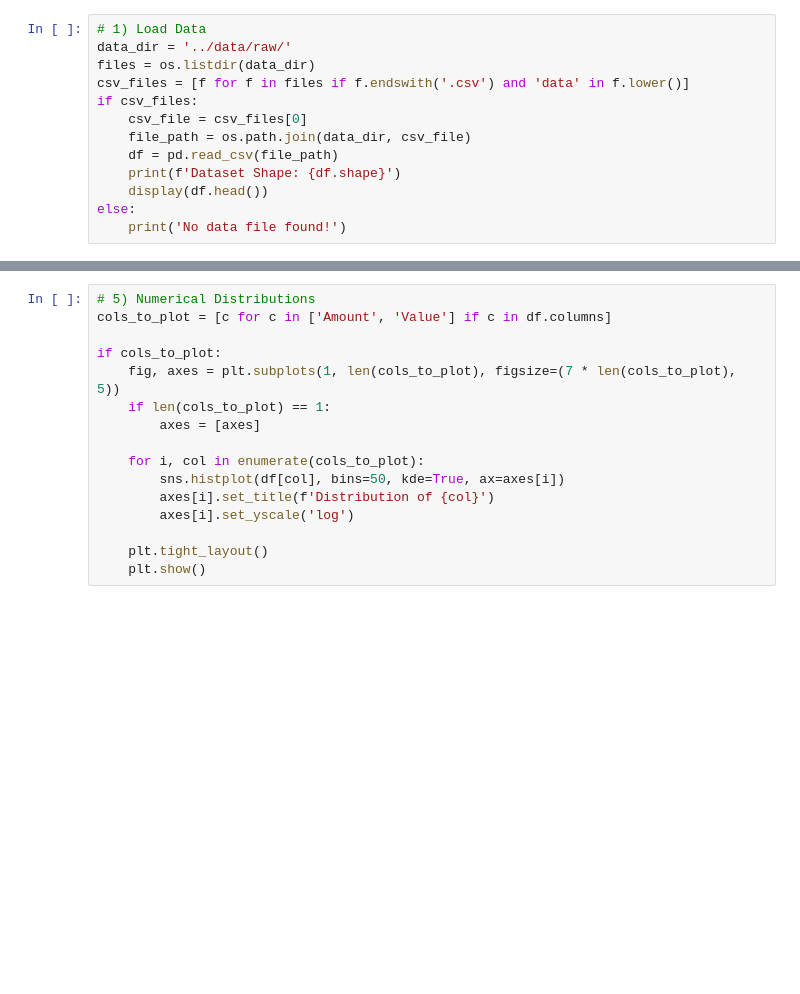
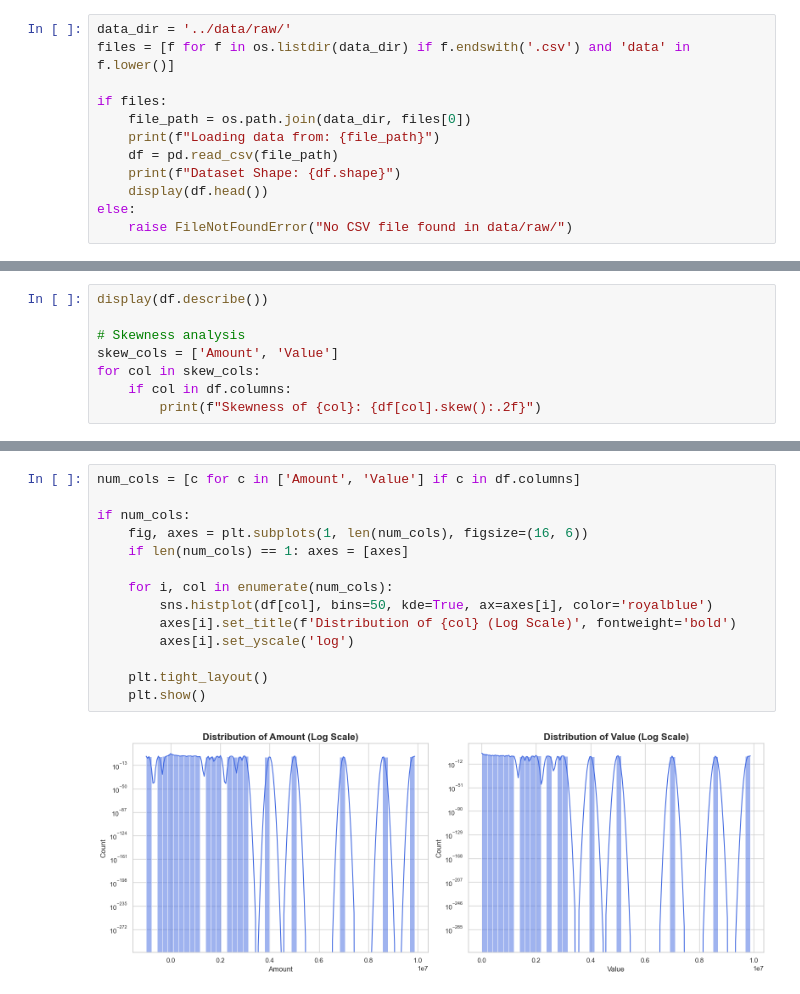
Before and after one commit to Miftah-Ebrahim/credit-risk-scoring-ml-pipeline, a Jupyter notebook: notebooks/eda.ipynb, the cells around one changed output, grey strips where cells are left out. Saved outputs shown, nothing was run; the diff lists cells and outputs as text; blank space fills up the shorter version.

```diff
--- a/notebooks/eda.ipynb
+++ b/notebooks/eda.ipynb
@@ -10,13 +27,12 @@ sns.set(style='whitegrid')
 # %%
-# 1) Load Data
 data_dir = '../data/raw/'
-files = os.listdir(data_dir)
-csv_files = [f for f in files if f.endswith('.csv') and 'data' in f.lower()]
-if csv_files:
-    csv_file = csv_files[0]
-    file_path = os.path.join(data_dir, csv_file)
+files = [f for f in os.listdir(data_dir) if f.endswith('.csv') and 'data' in f.lower()]
+
+if files:
+    file_path = os.path.join(data_dir, files[0])
+    print(f"Loading data from: {file_path}")
     df = pd.read_csv(file_path)
-    print(f'Dataset Shape: {df.shape}')
+    print(f"Dataset Shape: {df.shape}")
     display(df.head())
 else:
-    print('No data file found!')
+    raise FileNotFoundError("No CSV file found in data/raw/")
@@ -35,0 +74,8 @@ if 'Value' in df.columns:
+# %%
+display(df.describe())
+
+# Skewness analysis
+skew_cols = ['Amount', 'Value']
+for col in skew_cols:
+    if col in df.columns:
+        print(f"Skewness of {col}: {df[col].skew():.2f}")
@@ -50,16 +116,16 @@ else:
 # %%
-# 5) Numerical Distributions
-cols_to_plot = [c for c in ['Amount', 'Value'] if c in df.columns]
+num_cols = [c for c in ['Amount', 'Value'] if c in df.columns]
 
-if cols_to_plot:
-    fig, axes = plt.subplots(1, len(cols_to_plot), figsize=(7 * len(cols_to_plot), 5))
-    if len(cols_to_plot) == 1:
-        axes = [axes]
+if num_cols:
+    fig, axes = plt.subplots(1, len(num_cols), figsize=(16, 6))
+    if len(num_cols) == 1: axes = [axes]
 
-    for i, col in enumerate(cols_to_plot):
-        sns.histplot(df[col], bins=50, kde=True, ax=axes[i])
-        axes[i].set_title(f'Distribution of {col}')
+    for i, col in enumerate(num_cols):
+        sns.histplot(df[col], bins=50, kde=True, ax=axes[i], color='royalblue')
+        axes[i].set_title(f'Distribution of {col} (Log Scale)', fontweight='bold')
         axes[i].set_yscale('log')
 
     plt.tight_layout()
     plt.show()
+# %% [output]
+[figure, added]
```
Also changed, not shown: parts of 19 cells of this notebook.
